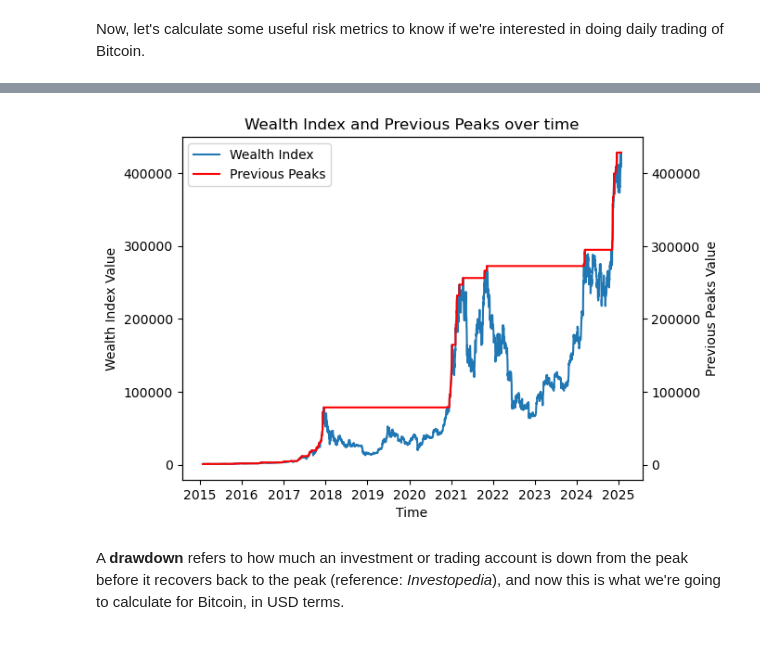
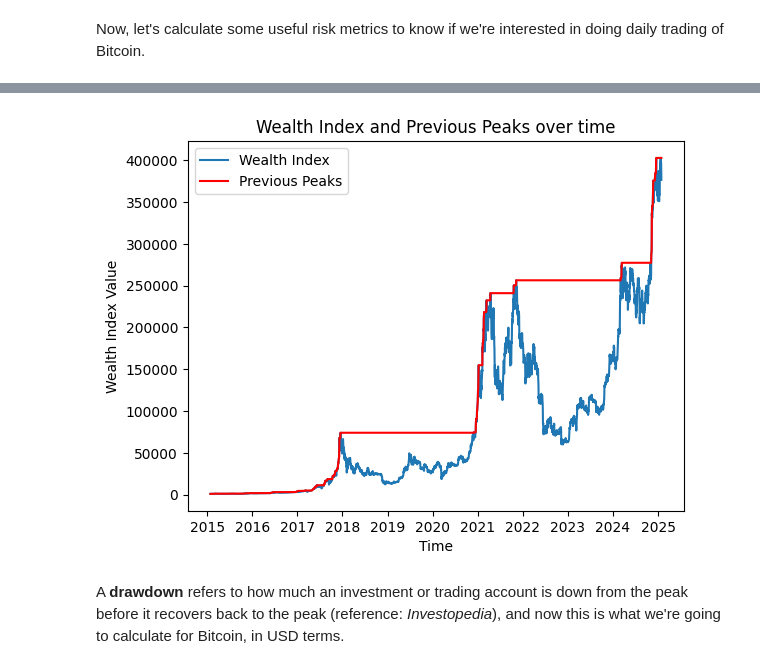
Before and after one commit to SaverioPCapra/University-Homeworks-Projects, a Jupyter notebook: Python Project/python_project.ipynb, the cells around one changed output, grey strips where cells are left out. Drawn from its saved outputs; the diff is of its cells as text; code cells hidden in the pictures.

```diff
--- a/Python Project/python_project.ipynb
+++ b/Python Project/python_project.ipynb
@@ -166,26 +179,21 @@ previous_peaks_btc = wealth_index_btc.cummax()
 # %%
 # Now, let's look graphically at the time-series of wealth and its previous peaks
 fig, ax = plt.subplots()
 
-# First of all, we create a plot with a secondary y-axis
 ax.plot(wealth_index_btc, label="Wealth Index")
-ax2 = ax.twinx()
-ax2.plot(previous_peaks_btc, color="r", label="Previous Peaks")
+ax.plot(previous_peaks_btc, color="r", label="Previous Peaks")
 
 # We set the labels for our plot
 ax.set_xlabel("Time")
 ax.set_ylabel("Wealth Index Value")
-ax2.set_ylabel("Previous Peaks Value")
+
+# We set the title for our plot
 plt.title("Wealth Index and Previous Peaks over time")
 
-# We unite the two legends into one
-lines, labels = ax.get_legend_handles_labels()
-lines2, labels2 = ax2.get_legend_handles_labels()
-ax.legend(lines + lines2, labels + labels2, loc='upper left')
-
+plt.legend()
 plt.show()
 # %% [output]
-[figure, old version]
+[figure, new version]
 # %% [markdown]
 A **drawdown** refers to how much an investment or trading account is down from the peak before it recovers back to the peak (reference: *Investopedia*), and now this is what we're going to calculate for Bitcoin, in USD terms.
 # %%
```
Also changed, not shown: parts of 51 cells of this notebook.
